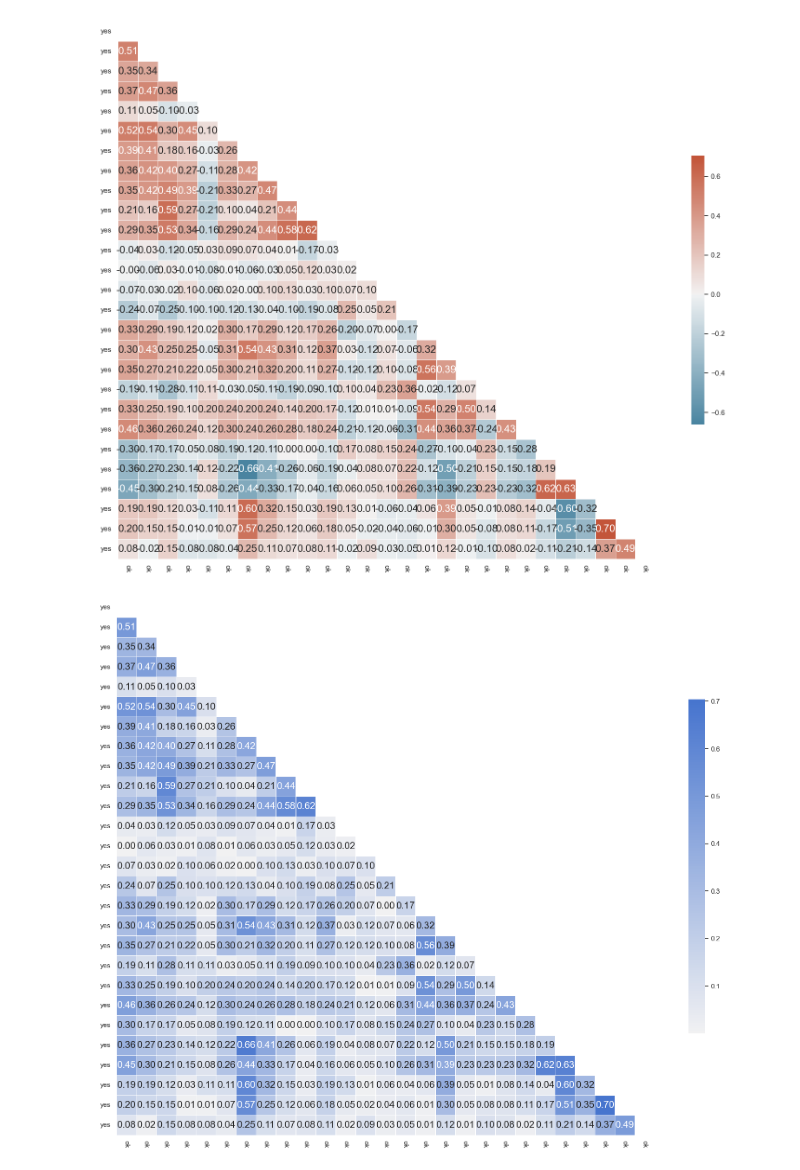
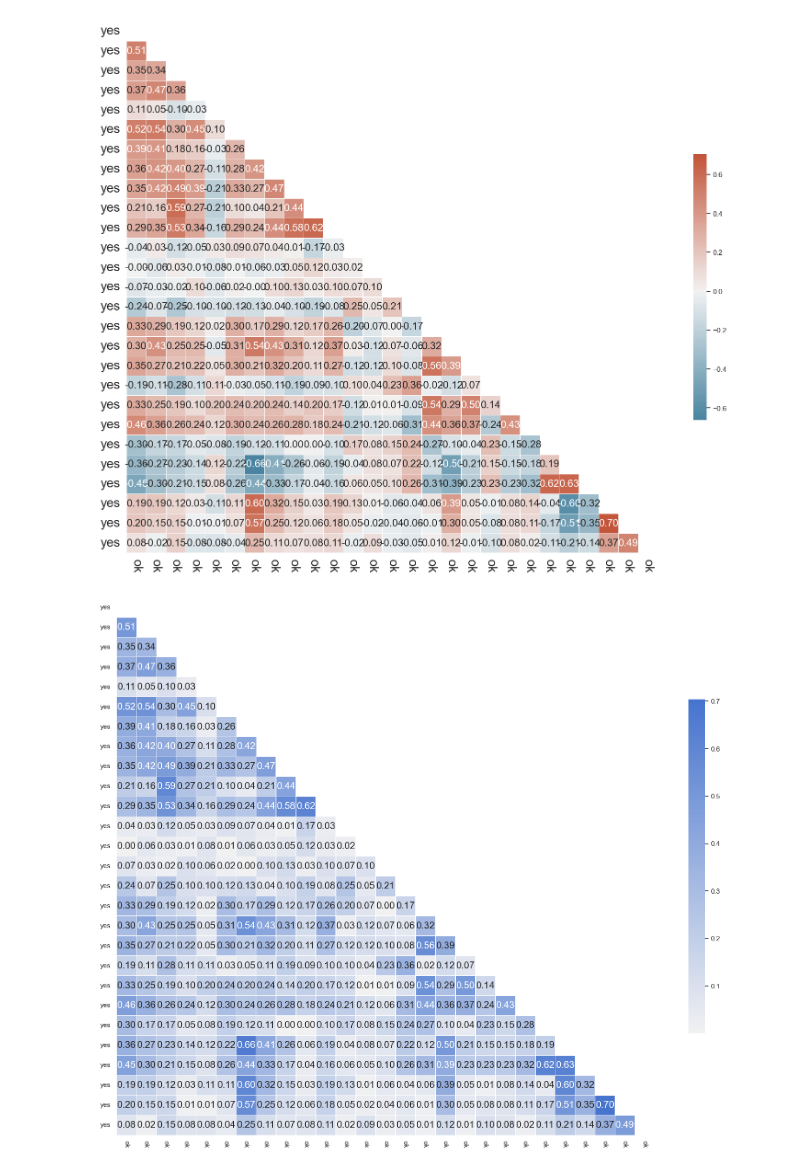
Before and after one commit to afifhrz/cognitive_learning, a Jupyter notebook: 11_rm_corr/main.ipynb, the cells around one changed output. Drawn from its saved outputs; the diff is of its cells as text; code cells hidden in the pictures.

```diff
--- a/11_rm_corr/main.ipynb
+++ b/11_rm_corr/main.ipynb
@@ -26,32 +23,32 @@ Set the environment variable OUTDATED_IGNORE=1 to disable these warnings.
 # %%
 from string import ascii_letters
 import numpy as np
 import pandas as pd
 import seaborn as sns
 import matplotlib.pyplot as plt
 
 sns.set_theme(style="white")
 
 # Generate a mask for the upper triangle
 mask = np.triu(np.ones_like(corr_arr, dtype=bool))
 
 # Set up the matplotlib figure
 f, ax = plt.subplots(figsize=(20, 15))
 
 # Generate a custom diverging colormap
 cmap = sns.diverging_palette(230, 20, as_cmap=True)
 
 xtick = ["ok", "ok", "ok", "ok", "ok", "ok", "ok", "ok", "ok", "ok", "ok", "ok", "ok", "ok", "ok", "ok", "ok", "ok", "ok", "ok", "ok", "ok", "ok", "ok", "ok", "ok", "ok"]
 ytick = ["yes", "yes", "yes", "yes", "yes", "yes", "yes", "yes", "yes", "yes", "yes", "yes", "yes", "yes", "yes", "yes", "yes", "yes", "yes", "yes", "yes", "yes", "yes", "yes", "yes", "yes", "yes"]
 # Draw the heatmap with the mask and correct aspect ratio
 ax = sns.heatmap(corr_arr, mask=mask, cmap=cmap, center=0,
             square=True, linewidths=.5, cbar_kws={"shrink": .5}, annot=True, ax=ax, annot_kws={"fontsize":16}, fmt=".2f")
-ax.set_yticklabels(ytick, rotation=360)
-ax.set_xticklabels(xtick, rotation=270)
+ax.set_yticklabels(ytick, rotation=360, fontsize=20)
+ax.set_xticklabels(xtick, rotation=270, fontsize=20)
 
 plt.show()
 # %% [output]
-[figure, old version]
+[figure, new version]
 # %%
 import pingouin as pg
 import numpy as np
```
Also changed, not shown: parts of 1 cell of this notebook.
